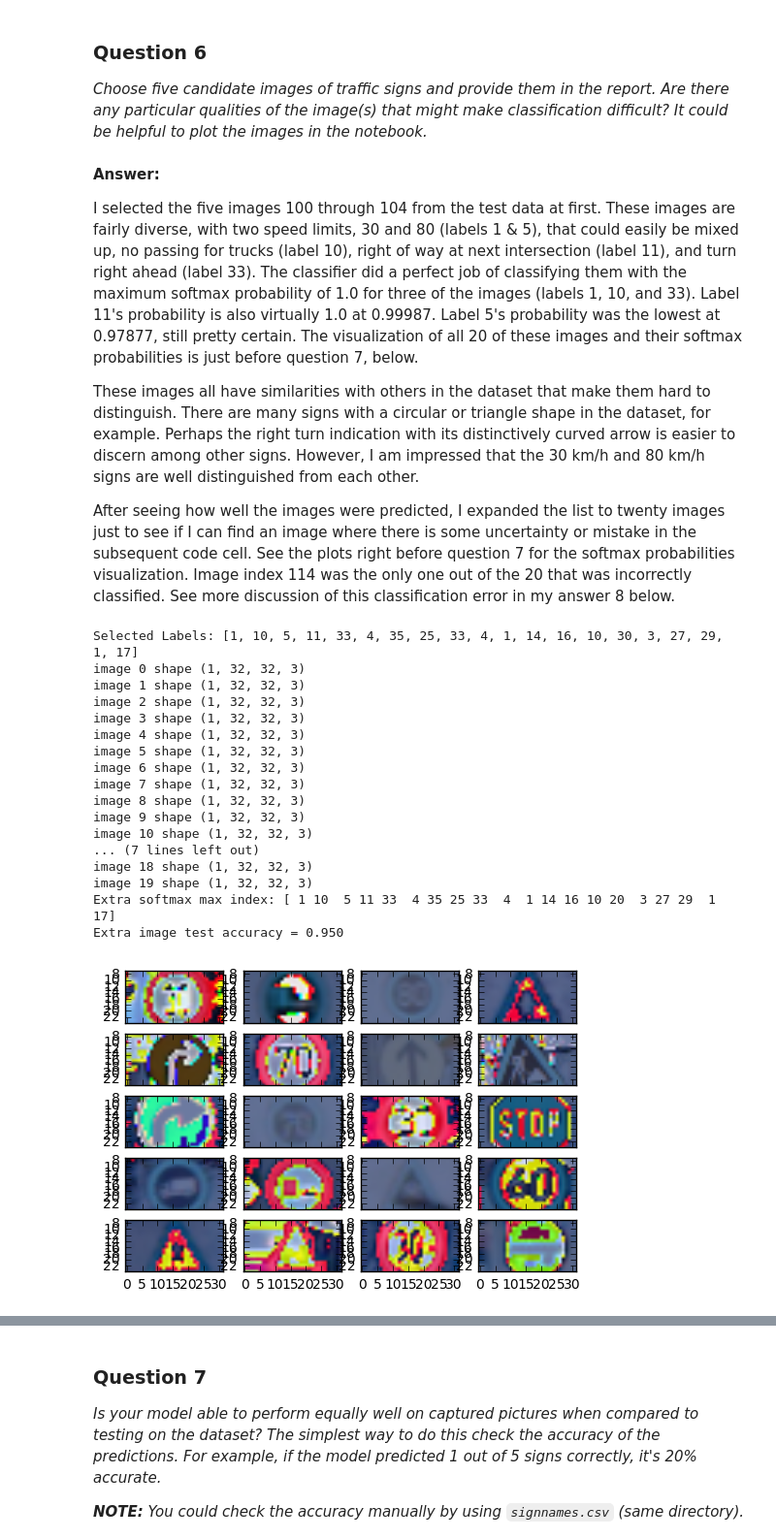
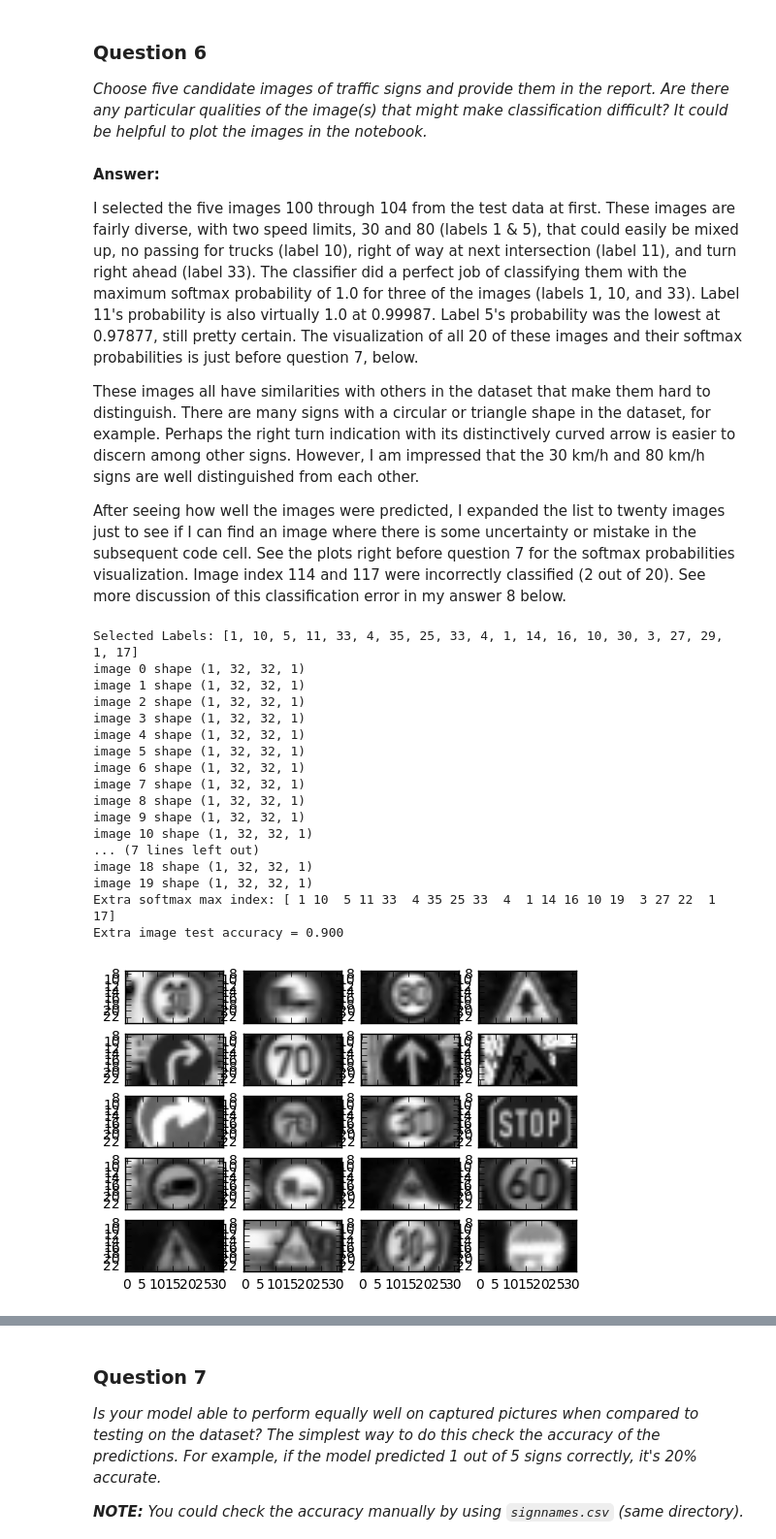
Before and after one commit to qpham01/udacity, a Jupyter notebook: sdcnd/CarND-Traffic-Sign-Classifier-Project/Traffic_Sign_Classifier.ipynb, the cells around one changed output, grey strips where cells are left out. Shown at 97% size. Drawn from its saved outputs; the diff is of its cells as text; code cells hidden in the pictures.

Commit message:
Completed grayscale input version.

```diff
--- a/sdcnd/CarND-Traffic-Sign-Classifier-Project/Traffic_Sign_Classifier.ipynb
+++ b/sdcnd/CarND-Traffic-Sign-Classifier-Project/Traffic_Sign_Classifier.ipynb
@@ -135,7 +135,8 @@ def rgb_to_gray(rgb):
     gray =  np.dot(rgb[...,:3], [0.299, 0.587, 0.114])
     return np.reshape(gray, (-1, 32, 32, 1))
 
-use_grayscale = False
+use_grayscale = True
+
 # Convert to grayscale
 if use_grayscale:
     X_train_img = rgb_to_gray(X_train_img)
@@ -666,55 +679,55 @@ I selected the five images 100 through 104 from the test data at first.  These i
 
 These images all have similarities with others in the dataset that make them hard to distinguish.  There are many signs with a circular or triangle shape in the dataset, for example.  Perhaps the right turn indication with its distinctively curved arrow is easier to discern among other signs.  However, I am impressed that the 30 km/h and 80 km/h signs are well distinguished from each other.
 
-After seeing how well the images were predicted, I expanded the list to twenty images just to see if I can find an image where there is some uncertainty or mistake in the subsequent code cell.  See the plots right before question 7 for the softmax probabilities visualization. Image index 114 was the only one out of the 20 that was incorrectly classified.  See more discussion of this classification error in my answer 8 below.
+After seeing how well the images were predicted, I expanded the list to twenty images just to see if I can find an image where there is some uncertainty or mistake in the subsequent code cell.  See the plots right before question 7 for the softmax probabilities visualization. Image index 114 and 117 were incorrectly classified (2 out of 20).  See more discussion of this classification error in my answer 8 below.
 # %%
 ### Run the predictions here.
 ### Feel free to use as many code cells as needed.
 # Show some specified number of images and also save them to the signs directory to look at.
 select_list = range(100, 120)
 y_select = [i for i in y_test[select_list]]
 print("Selected Labels:", y_select)
-X_select = X_test[select_list[0]]
-X_select = np.expand_dims(X_select, axis=0)
 
 for i in range(0, len(select_list)):
     index = select_list[i]
     image = X_test[index].squeeze()
 
     image = np.expand_dims(image, axis=0)
+    if use_grayscale:
+        image = np.reshape(image, (-1, 32, 32, 1))
     print("image %s shape" % (i), image.shape)
     if i == 0:
         X_select = image
     else:
         X_select = np.append(X_select, image, axis=0)
 
 # Evaluate the model with selected images
 with tf.Session() as sess:
     saver.restore(sess, tf.train.latest_checkpoint('.'))
 
     (select_accuracy, softmax_prob_test) = evaluate_extra(X_select, y_select, len(y_select))
     print("Extra image test accuracy = {:.3f}".format(select_accuracy))
 
 plot_images(X_select, 5, c_map)
 # %% [output]
 Selected Labels: [1, 10, 5, 11, 33, 4, 35, 25, 33, 4, 1, 14, 16, 10, 30, 3, 27, 29, 1, 17]
-image 0 shape (1, 32, 32, 3)
-image 1 shape (1, 32, 32, 3)
-image 2 shape (1, 32, 32, 3)
-image 3 shape (1, 32, 32, 3)
-image 4 shape (1, 32, 32, 3)
-image 5 shape (1, 32, 32, 3)
-image 6 shape (1, 32, 32, 3)
-image 7 shape (1, 32, 32, 3)
-image 8 shape (1, 32, 32, 3)
-image 9 shape (1, 32, 32, 3)
-image 10 shape (1, 32, 32, 3)
+image 0 shape (1, 32, 32, 1)
+image 1 shape (1, 32, 32, 1)
+image 2 shape (1, 32, 32, 1)
+image 3 shape (1, 32, 32, 1)
+image 4 shape (1, 32, 32, 1)
+image 5 shape (1, 32, 32, 1)
+image 6 shape (1, 32, 32, 1)
+image 7 shape (1, 32, 32, 1)
+image 8 shape (1, 32, 32, 1)
+image 9 shape (1, 32, 32, 1)
+image 10 shape (1, 32, 32, 1)
 ... (7 lines left out)
-image 18 shape (1, 32, 32, 3)
-image 19 shape (1, 32, 32, 3)
-Extra softmax max index: [ 1 10  5 11 33  4 35 25 33  4  1 14 16 10 20  3 27 29  1 17]
-Extra image test accuracy = 0.950
+image 18 shape (1, 32, 32, 1)
+image 19 shape (1, 32, 32, 1)
+Extra softmax max index: [ 1 10  5 11 33  4 35 25 33  4  1 14 16 10 19  3 27 22  1 17]
+Extra image test accuracy = 0.900
-[figure, old version]
+[figure, new version]
 # %%
 ### Visualize the softmax probabilities here.
 ### Feel free to use as many code cells as needed.
```
Also changed, not shown: parts of 12 cells of this notebook, 1 other file.
